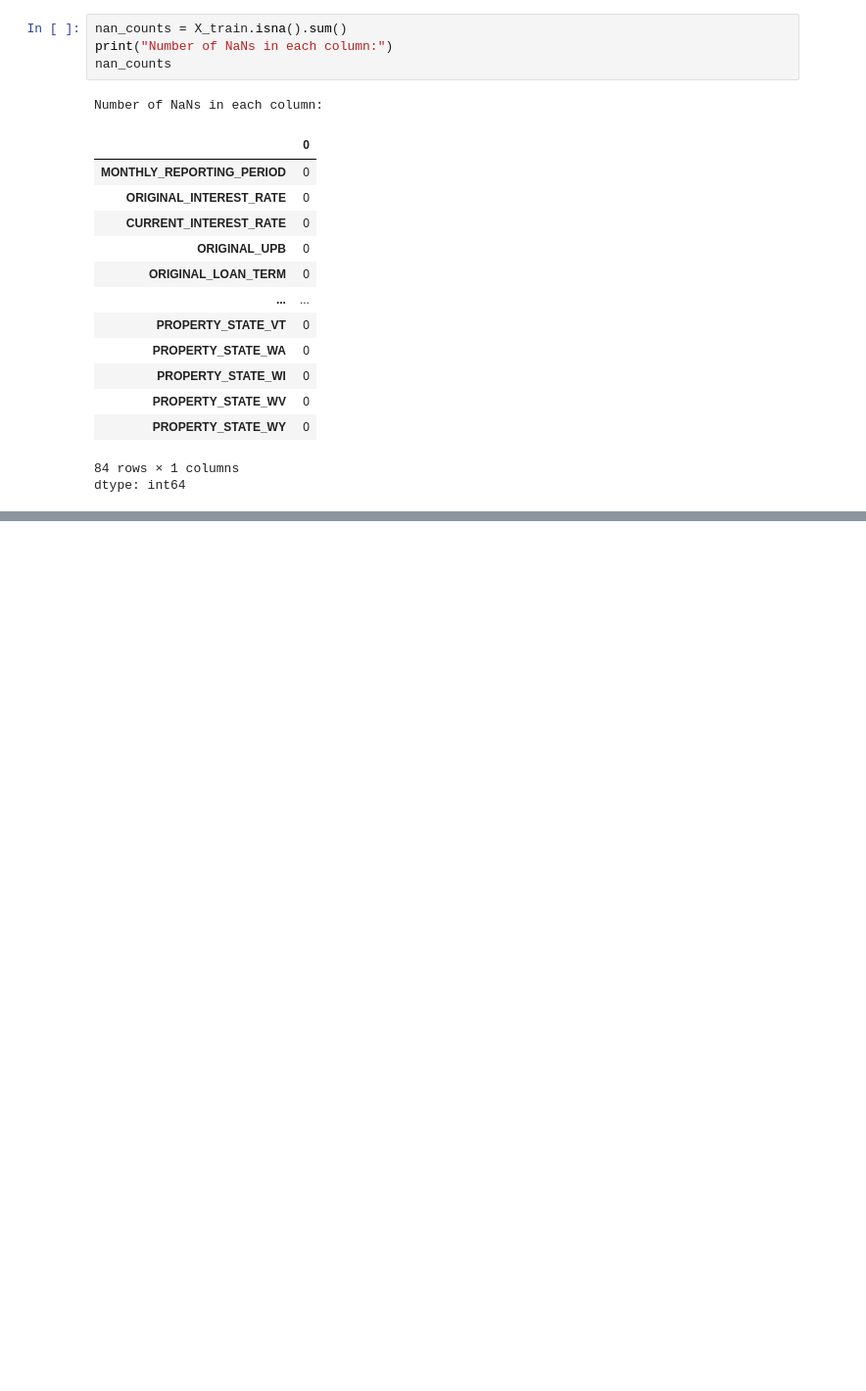
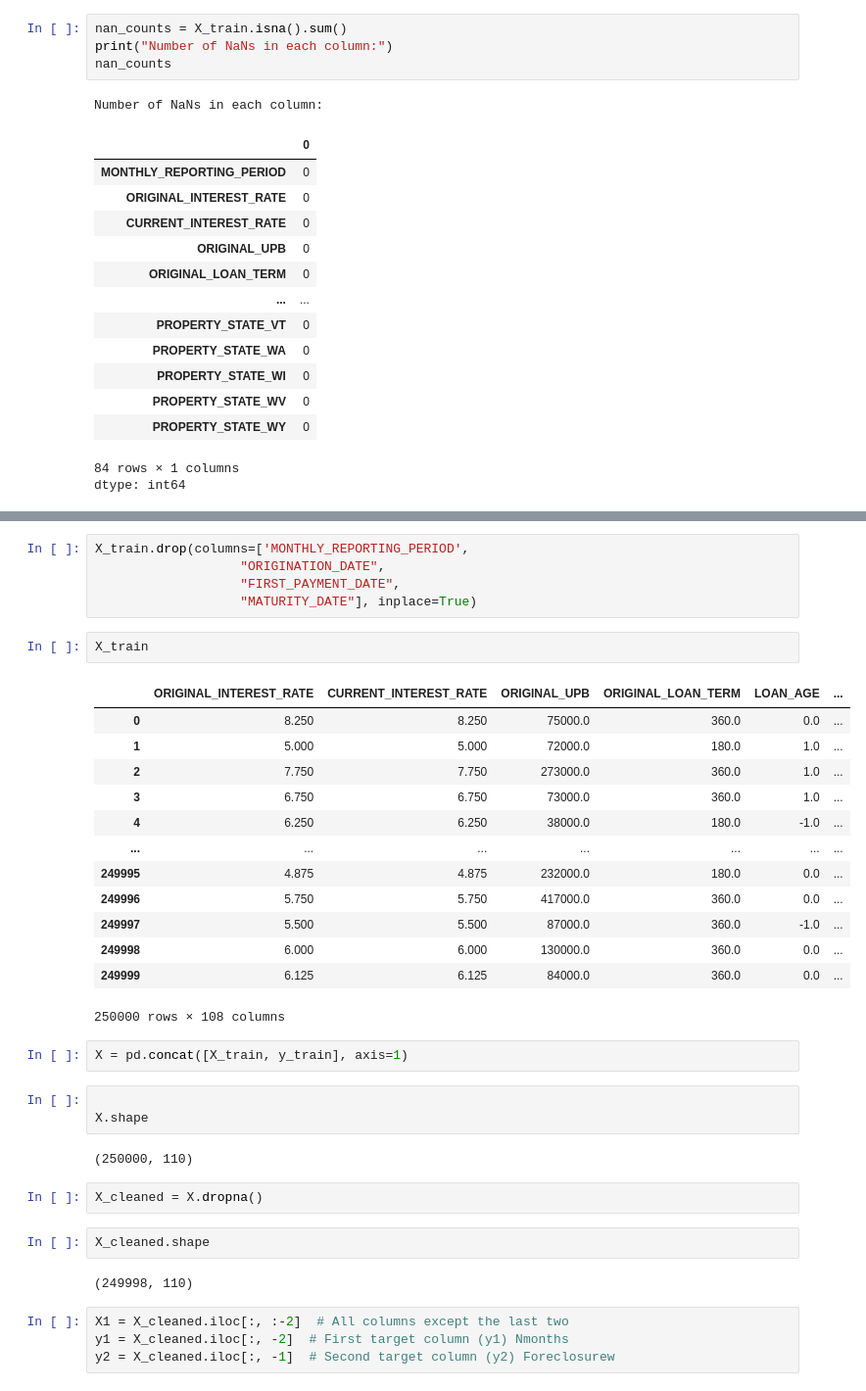
Before and after one commit to lkp123/Coursera1, a Jupyter notebook: Computing_for_AMS_Final.ipynb, the cells around one changed output, grey strips where cells are left out. Shown at 98% size. Cells and saved outputs as stored; diff of their text form; blank space fills up the shorter version.

```diff
--- a/Computing_for_AMS_Final.ipynb
+++ b/Computing_for_AMS_Final.ipynb
@@ -329,0 +495,38 @@ dtype: int64
+# %%
+X_train.drop(columns=['MONTHLY_REPORTING_PERIOD',
+                   "ORIGINATION_DATE",
+                   "FIRST_PAYMENT_DATE",
+                   "MATURITY_DATE"], inplace=True)
+# %%
+X_train
+# %% [output]
+|  | ORIGINAL_INTEREST_RATE | CURRENT_INTEREST_RATE | ORIGINAL_UPB | ORIGINAL_LOAN_TERM | LOAN_AGE | ... |
+| 0 | 8.250 | 8.250 | 75000.0 | 360.0 | 0.0 | ... |
+| 1 | 5.000 | 5.000 | 72000.0 | 180.0 | 1.0 | ... |
+| 2 | 7.750 | 7.750 | 273000.0 | 360.0 | 1.0 | ... |
+| 3 | 6.750 | 6.750 | 73000.0 | 360.0 | 1.0 | ... |
+| 4 | 6.250 | 6.250 | 38000.0 | 180.0 | -1.0 | ... |
+| ... | ... | ... | ... | ... | ... | ... |
+| 249995 | 4.875 | 4.875 | 232000.0 | 180.0 | 0.0 | ... |
+| 249996 | 5.750 | 5.750 | 417000.0 | 360.0 | 0.0 | ... |
+| 249997 | 5.500 | 5.500 | 87000.0 | 360.0 | -1.0 | ... |
+| 249998 | 6.000 | 6.000 | 130000.0 | 360.0 | 0.0 | ... |
+| 249999 | 6.125 | 6.125 | 84000.0 | 360.0 | 0.0 | ... |
+250000 rows × 108 columns
+# %%
+X = pd.concat([X_train, y_train], axis=1)
+# %%
+
+X.shape
+# %% [output]
+(250000, 110)
+# %%
+X_cleaned = X.dropna()
+# %%
+X_cleaned.shape
+# %% [output]
+(249998, 110)
+# %%
+X1 = X_cleaned.iloc[:, :-2]  # All columns except the last two
+y1 = X_cleaned.iloc[:, -2]  # First target column (y1) Nmonths
+y2 = X_cleaned.iloc[:, -1]  # Second target column (y2) Foreclosurew
```
Also changed, not shown: parts of 82 cells of this notebook.
